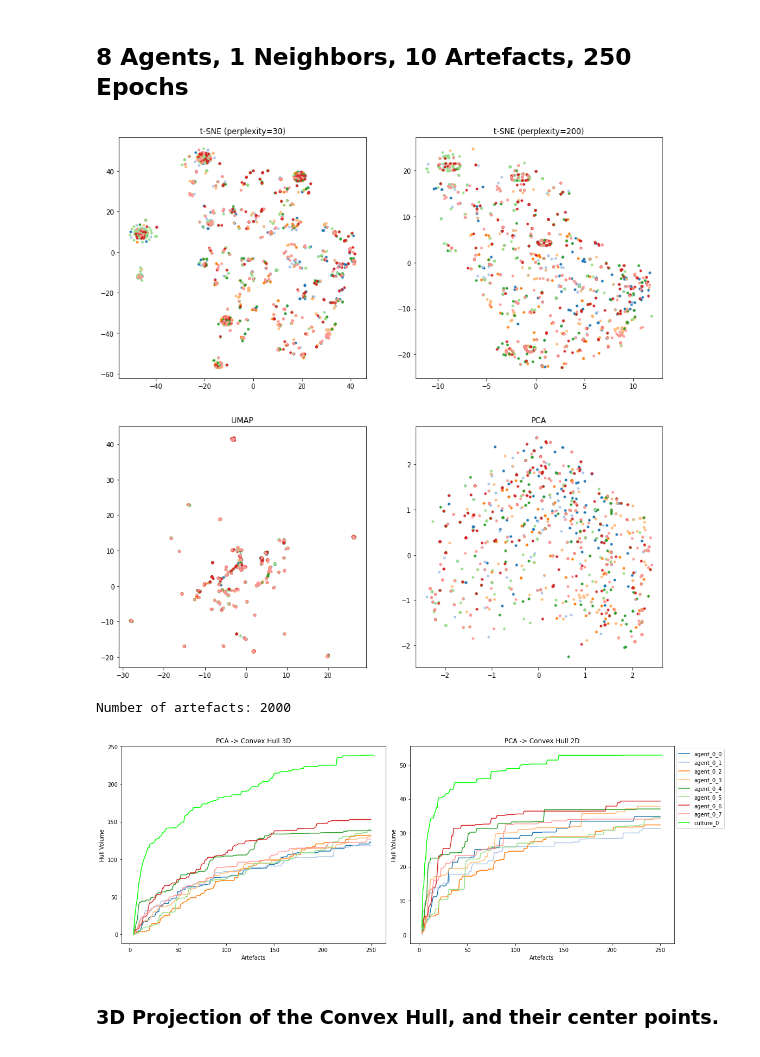
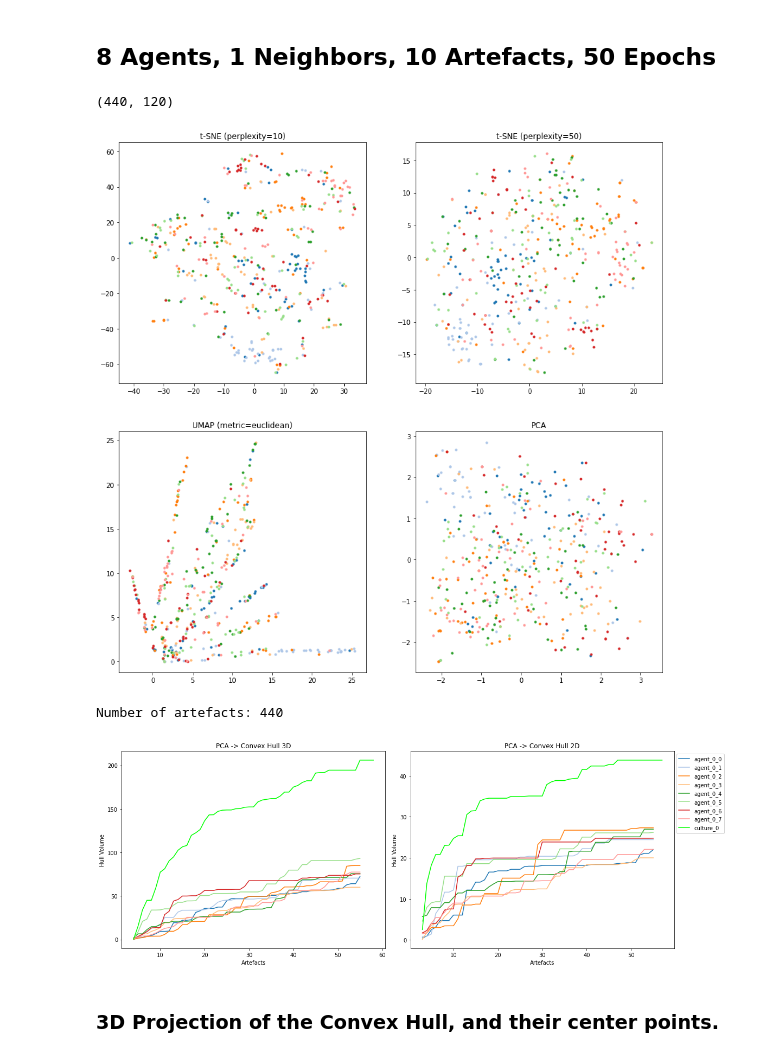
Before and after one commit to maxvstheuniverse/state-of-the-artefact, a Jupyter notebook: logs/2020-07-07_a8_e100_s10_n1.ipynb, the cells around one changed output. Saved outputs shown, nothing was run; the diff lists cells and outputs as text; code cells hidden in the pictures.

```diff
--- a/logs/2020-07-07_a8_e100_s10_n1.ipynb
+++ b/logs/2020-07-07_a8_e100_s10_n1.ipynb
@@ -18,49 +19,57 @@ from state_of_the_artefact.helpers.plot_confusion_matrix import plot_confusion_m
 # %%
 colors = [mcolors.to_hex(c) for c in plt.cm.tab20.colors]
 # %% [markdown]
-## 8 Agents, 1 Neighbors, 10 Artefacts, 250 Epochs
+## 8 Agents, 1 Neighbors, 10 Artefacts, 50 Epochs
 # %%
-data_path = "../data/output/output_2020-07-03T17-56-11.npy"
+data_path = "../data/output/test_output_2020-07-07T11-28-36.npy"
 
 x = np.load(data_path, allow_pickle=True)
 
-artefact_means = np.array([a[3] for a in x]) # z_means
-artefacts = np.array([a[5] for a in x]) # z
+artefact_means = np.array([a[6] for a in x]) # z_means
+artefacts = np.array([a[4] for a in x]) # z
 agent_ids = np.array([a[1] for a in x])
 
 n_agents = 8
 labels = [f"agent_0_{i}" for i in range(0, n_agents)]
+
+print(artefacts.reshape(440, 10 * 12).shape)
+# %% [output]
+(440, 120)
 # %%
 fig, axs = plt.subplots(2, 2, figsize=(15, 15))
 
-perplexities = [30, 200]
-
+perplexities = [10, 50]
 
 for i, ax in enumerate(axs.flatten()):
     if i < 2:
         tsne = manifold.TSNE(n_components=2, random_state=1, perplexity=perplexities[i])
         embedded = tsne.fit_transform(artefact_means)
         ax.set_title(f"t-SNE (perplexity={perplexities[i]})")
     elif i == 2:
-        _artefacts = preprocessing.scale(artefact_means)
+        metric = "euclidean"
 
-        reducer = umap.UMAP(n_components=2, n_neighbors=30)
-        embedded = reducer.fit_transform(_artefacts)
-        ax.set_title("UMAP")
+        if metric == "manhattan" or metric == "euclidean":
+            umap_artefacts = artefact_means
+
+        if metric == "hamming":
+            umap_artefacts = artefacts.reshape(440, 10 * 12)
+        reducer = umap.UMAP(n_components=2, n_neighbors=15, min_dist=0.0, metric=metric, output_metric="hyperboloid")
+        embedded = reducer.fit_transform(umap_artefacts)
+        ax.set_title(f"UMAP (metric={metric})")
     else:
         pca = decomposition.PCA(n_components=2)
         embedded = pca.fit_transform(artefact_means)
         ax.set_title("PCA")
 
-    for i, label in enumerate(labels):
-        x, y = embedded[i::n_agents, 0], embedded[i::n_agents, 1]
-        ax.scatter(x, y, c=colors[i % n_agents], label=label, marker=".")
+    for j, label in enumerate(labels):
+        x, y = embedded[j::n_agents, 0], embedded[j::n_agents, 1]
+        ax.scatter(x, y, c=colors[j % n_agents], label=label, marker=".")
 
 plt.show()
 print(f"Number of artefacts: {len(artefacts)}")
 # %% [output]
-[figure, old version]
+[figure, new version]
-Number of artefacts: 2000
+Number of artefacts: 440
 # %%
 fig, ax = plt.subplots(1, 2, figsize=(15, 6))
 
@@ -149,12 +158,11 @@ ax[1].set_ylabel('Hull Volume')
 ax[1].set_xlabel('Artefacts')
 
 
-
 plt.tight_layout()
 plt.legend(loc='upper right', bbox_to_anchor=(1.2, 1))
 plt.show()
 # %% [output]
-[figure, old version]
+[figure, new version]
 # %% [markdown]
 ### 3D Projection of the Convex Hull, and their center points.
 # %%
```
Also changed, not shown: parts of 10 cells of this notebook, 13 other files.
